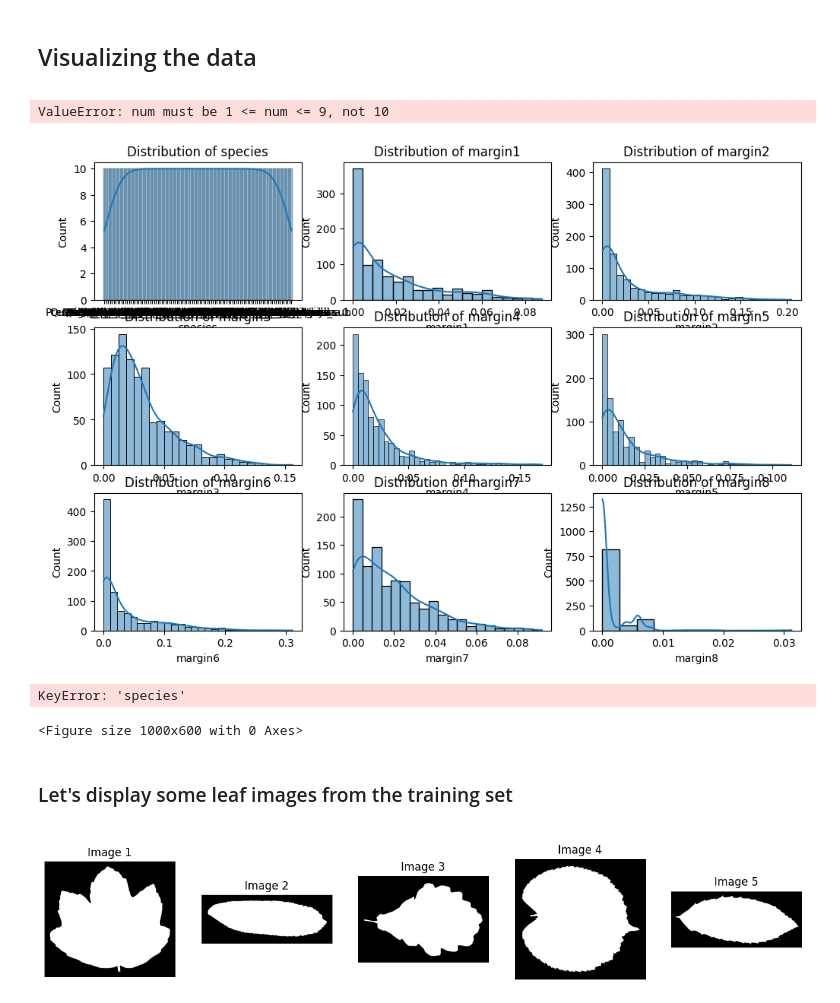
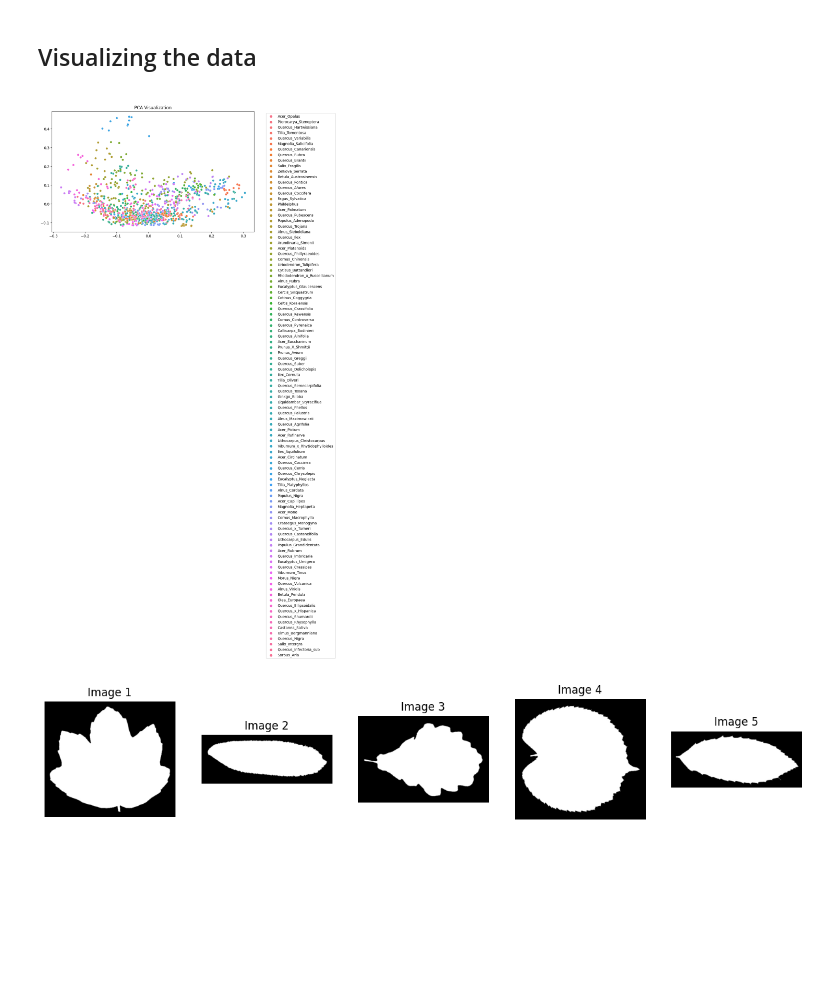
Before and after one commit to HanyaAdel/CNN-Leaf-Classification, a Jupyter notebook: cnn_leaf_classification.ipynb, the cells around one changed output. Drawn from its saved outputs; the diff is of its cells as text; code cells hidden in the pictures; blank space fills up the shorter version.

```diff
--- a/cnn_leaf_classification.ipynb
+++ b/cnn_leaf_classification.ipynb
@@ -207,18 +207,27 @@ y_target = train_df['species']
 ## Visualizing the data
 <a id="viualize-data"></a>
 # %%
-# Feature Distributions
+### Feature Distributions
+
 features = train_df.iloc[:, 1:]  # Assuming features start from column 2
-plt.figure(figsize=(12, 8))
-for i, feature in enumerate(features.columns, 1):
-    plt.subplot(3, 3, i)
-    sns.histplot(train_df[feature], kde=True)
-    plt.title(f'Distribution of {feature}')
-plt.tight_layout()
-plt.show()
+# plt.figure(figsize=(12, 8))
+# for i, feature in enumerate(features.columns, 1):
+#     plt.subplot(3, 3, i)
+#     sns.histplot(train_df[feature], kde=True)
+#     plt.title(f'Distribution of {feature}')
+# plt.tight_layout()
+# plt.show()
+
+
+# features = train_df.iloc[:, 1:]
+# plt.figure(figsize=(12, 3 * features.shape[1]))  # Adjust the figure height based on the number of features
+# for i, feature in enumerate(features.columns, 1):
+#     plt.subplot(features.shape[1], 1, i)
+#     sns.histplot(train_df[feature], kde=True)
+#     plt.title(f'Distribution of {feature}')
+
+# plt.tight_layout()
+# plt.show()
-# %% [output]
-ValueError: num must be 1 <= num <= 9, not 10
-[figure, removed]
 # %%
 # # Visualization 3: Pairwise Feature Scatter Plots
 # sns.pairplot(train_df.sample(500), hue='species', diag_kind='kde')
@@ -227,18 +236,15 @@ ValueError: num must be 1 <= num <= 9, not 10
 # %%
 # Dimensionality Reduction Visualization (using PCA)
 from sklearn.decomposition import PCA
 pca = PCA(n_components=2)
-pca_result = pca.fit_transform(features)
+pca_result = pca.fit_transform(X_features)
 plt.figure(figsize=(10, 6))
 sns.scatterplot(x=pca_result[:, 0], y=pca_result[:, 1], hue=train_df['species'])
 plt.title('PCA Visualization')
+plt.legend(bbox_to_anchor=(1.05, 1), loc='upper left')
 plt.show()
 # %% [output]
-KeyError: 'species'
-<Figure size 1000x600 with 0 Axes>
+[figure, added]
-# %% [markdown]
-### Let's display some leaf images from the training set
-<a id="draw-images"></a>
 # %%
 from PIL import Image
 import os
```
Also changed, not shown: parts of 3 cells of this notebook.
